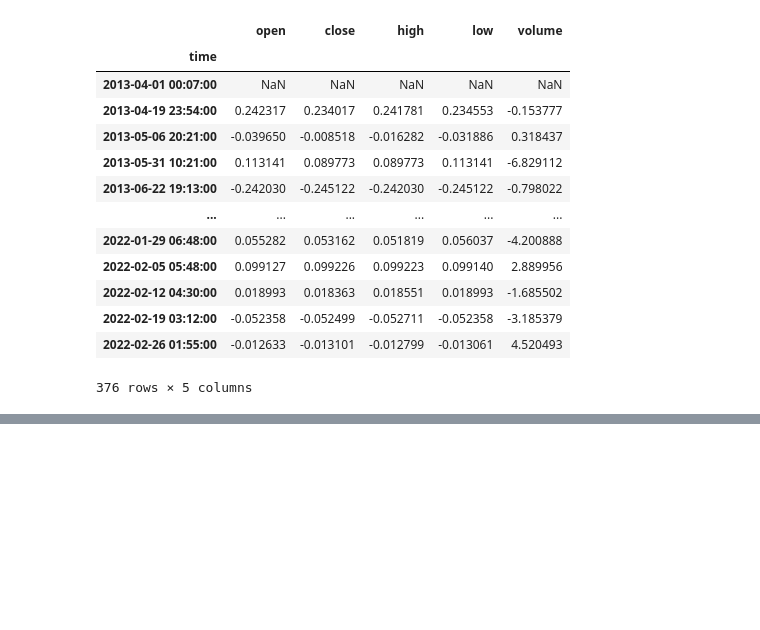
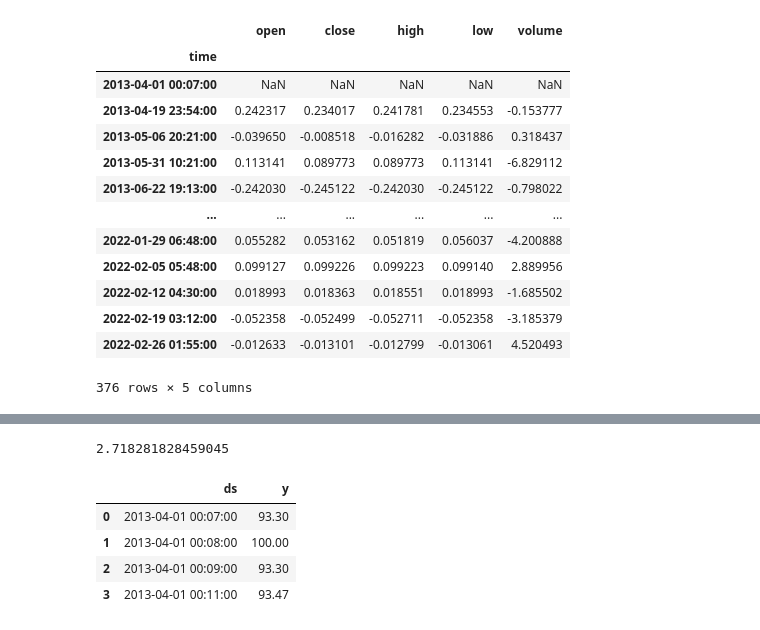
Before and after one commit to lamtrinh259/crypto_forecasting, a Jupyter notebook: notebooks/EDA.ipynb, the cells around one changed output, grey strips where cells are left out. Cells and saved outputs as stored; diff of their text form; code cells hidden in the pictures; blank space fills up the shorter version.

```diff
--- a/notebooks/EDA.ipynb
+++ b/notebooks/EDA.ipynb
@@ -194,0 +252,4 @@ fig4.show()
+# %%
+np.exp(1)
+# %% [output]
+2.718281828459045
@@ -194,0 +259,10 @@ fig4.show()
+# %%
+df_fb = df [['time','close']].copy()
+df_fb = df_fb.rename(columns = {'time':'ds','close':'y'})
+df_fb.head(4)
+# %% [output]
+|  | ds | y |
+| 0 | 2013-04-01 00:07:00 | 93.30 |
+| 1 | 2013-04-01 00:08:00 | 100.00 |
+| 2 | 2013-04-01 00:09:00 | 93.30 |
+| 3 | 2013-04-01 00:11:00 | 93.47 |
```
Also changed, not shown: parts of 9 cells of this notebook.
